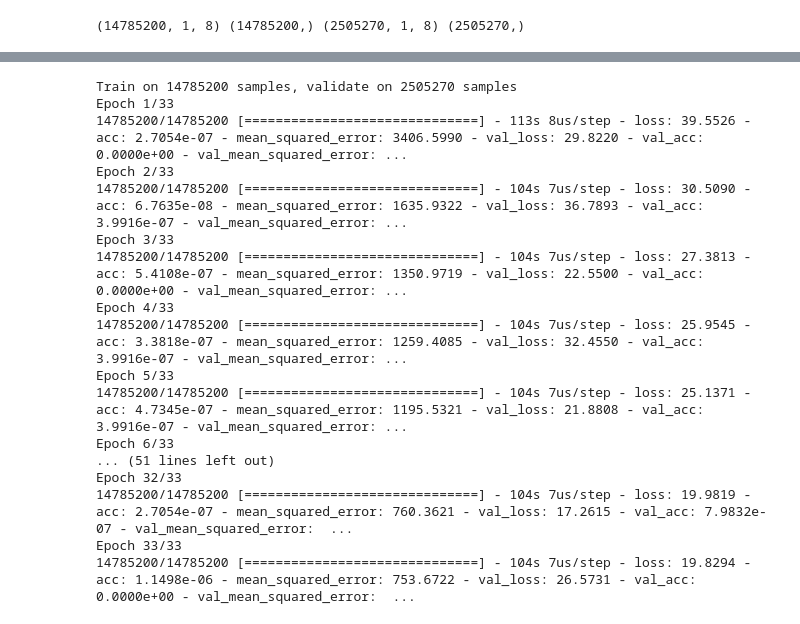
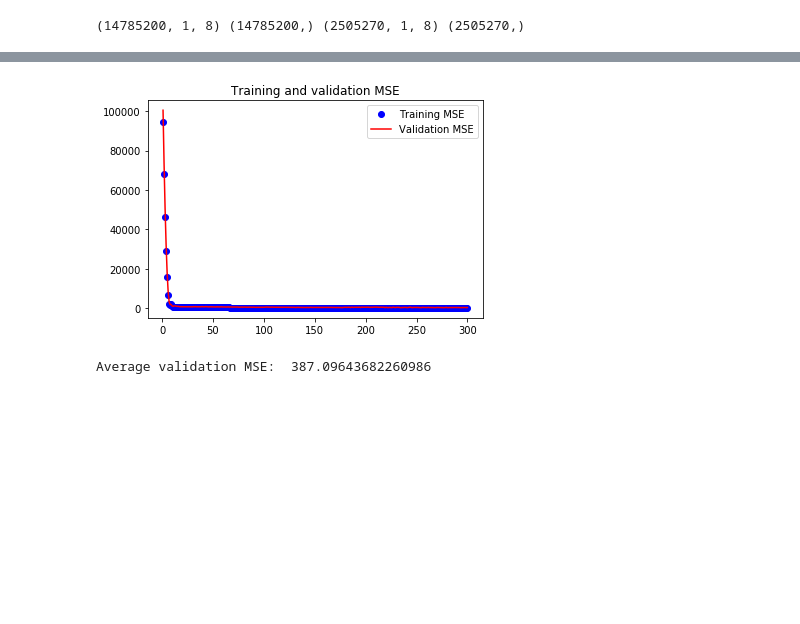
Before and after one commit to manksh/ocean-co2-absorption, a Jupyter notebook: notebooks/LSTM Model.ipynb, the cells around one changed output, grey strips where cells are left out. Cells and saved outputs as stored; diff of their text form; code cells hidden in the pictures; blank space fills up the shorter version.

```diff
--- a/notebooks/LSTM Model.ipynb
+++ b/notebooks/LSTM Model.ipynb
@@ -152,3 +157,15 @@ test_X = test_X.reshape((test_X.shape[0], 1, test_X.shape[1]))
 print(train_X.shape, train_y.shape, test_X.shape, test_y.shape)
 # %% [output]
 (14785200, 1, 8) (14785200,) (2505270, 1, 8) (2505270,)
+# %%
+# baseline LSTM model
+
+model = Sequential()
+
+model.add(LSTM(256, batch_size = shift_param, input_shape=(train_X.shape[1], train_X.shape[2]),
+               return_sequences=True, stateful=True, recurrent_dropout=0.2))
+model.add(LSTM(128, stateful=True, recurrent_dropout=0.2))
+model.add(Dense(1))
+model.compile(loss='mae', optimizer='rmsprop',  metrics=['mse'])
+# %%
+history = model.fit(train_X, train_y, epochs=300, batch_size=shift_param, validation_data=(test_X, test_y), shuffle=False)
@@ -154,0 +190,21 @@ print(train_X.shape, train_y.shape, test_X.shape, test_y.shape)
+# %%
+mse, val_mse = [], []
+
+mse = history.history['mean_squared_error']
+val_mse = history.history['val_mean_squared_error']
+
+epochs = range(1, len(mse) + 1)
+
+plt.figure()
+plt.plot(epochs, mse, 'bo', label='Training MSE')
+plt.plot(epochs, val_mse, 'r', label='Validation MSE')
+plt.title('Training and validation MSE')
+plt.legend()
+
+plt.show()
+
+avg_val_mse = np.mean(history.history['val_mean_squared_error'][290:])
+print('Average validation MSE: ', avg_val_mse)
+# %% [output]
+[figure, added]
+Average validation MSE:  387.09643682260986
@@ -155,30 +213,13 @@ print(train_X.shape, train_y.shape, test_X.shape, test_y.shape)
 # %%
+# LSTM with dense layers
+
 model = Sequential()
+
 model.add(LSTM(256, batch_size = shift_param, input_shape=(train_X.shape[1], train_X.shape[2]),
-               return_sequences=True, stateful=True))
-model.add(LSTM(128, stateful=True))
+               return_sequences=True, stateful=True, recurrent_dropout=0.2))
+model.add(LSTM(128, stateful=True, recurrent_dropout=0.2))
 model.add(Dense(1024, activation='relu', kernel_initializer='glorot_normal'))
 model.add(Dropout(0.4))
 model.add(Dense(512, activation='relu', kernel_initializer='glorot_normal'))
 model.add(Dense(1))
-model.compile(loss='mae', optimizer='rmsprop',  metrics=['acc', 'mse'])
-
-history = model.fit(train_X, train_y, epochs=33, batch_size=shift_param, validation_data=(test_X, test_y), shuffle=False)
+model.compile(loss='mae', optimizer='rmsprop',  metrics=['mse'])
-# %% [output]
-Train on 14785200 samples, validate on 2505270 samples
-Epoch 1/33
-14785200/14785200 [==============================] - 113s 8us/step - loss: 39.5526 - acc: 2.7054e-07 - mean_squared_error: 3406.5990 - val_loss: 29.8220 - val_acc: 0.0000e+00 - val_mean_squared_error: ...
-Epoch 2/33
-14785200/14785200 [==============================] - 104s 7us/step - loss: 30.5090 - acc: 6.7635e-08 - mean_squared_error: 1635.9322 - val_loss: 36.7893 - val_acc: 3.9916e-07 - val_mean_squared_error: ...
-Epoch 3/33
-14785200/14785200 [==============================] - 104s 7us/step - loss: 27.3813 - acc: 5.4108e-07 - mean_squared_error: 1350.9719 - val_loss: 22.5500 - val_acc: 0.0000e+00 - val_mean_squared_error: ...
-Epoch 4/33
-14785200/14785200 [==============================] - 104s 7us/step - loss: 25.9545 - acc: 3.3818e-07 - mean_squared_error: 1259.4085 - val_loss: 32.4550 - val_acc: 3.9916e-07 - val_mean_squared_error: ...
-Epoch 5/33
-14785200/14785200 [==============================] - 104s 7us/step - loss: 25.1371 - acc: 4.7345e-07 - mean_squared_error: 1195.5321 - val_loss: 21.8808 - val_acc: 3.9916e-07 - val_mean_squared_error: ...
-Epoch 6/33
-... (51 lines left out)
-Epoch 32/33
-14785200/14785200 [==============================] - 104s 7us/step - loss: 19.9819 - acc: 2.7054e-07 - mean_squared_error: 760.3621 - val_loss: 17.2615 - val_acc: 7.9832e-07 - val_mean_squared_error:  ...
-Epoch 33/33
-14785200/14785200 [==============================] - 104s 7us/step - loss: 19.8294 - acc: 1.1498e-06 - mean_squared_error: 753.6722 - val_loss: 26.5731 - val_acc: 0.0000e+00 - val_mean_squared_error:  ...
```
Also changed, not shown: parts of 14 cells of this notebook.
